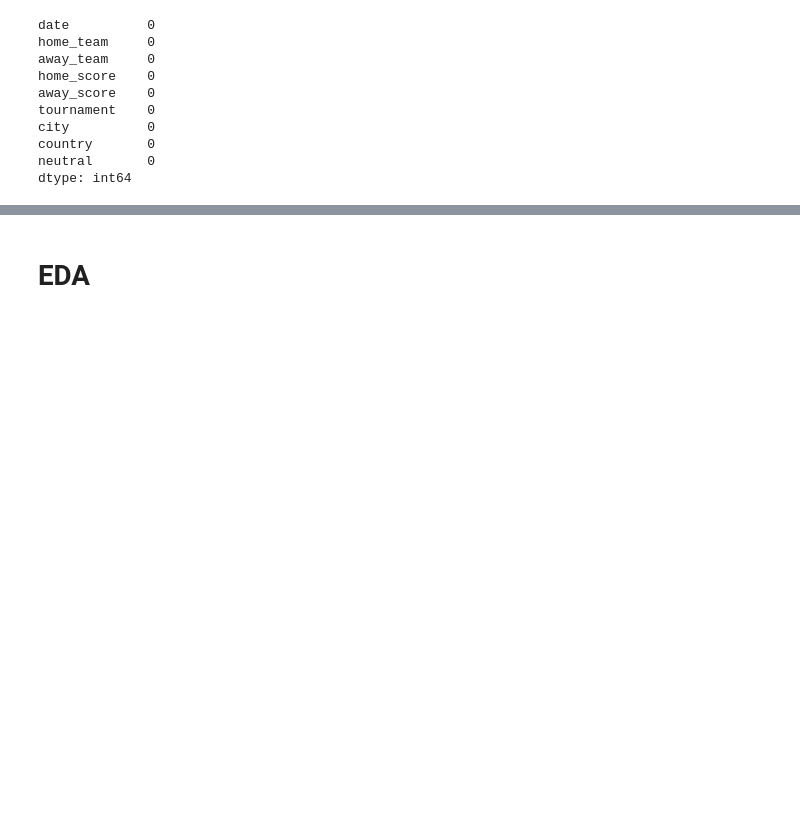
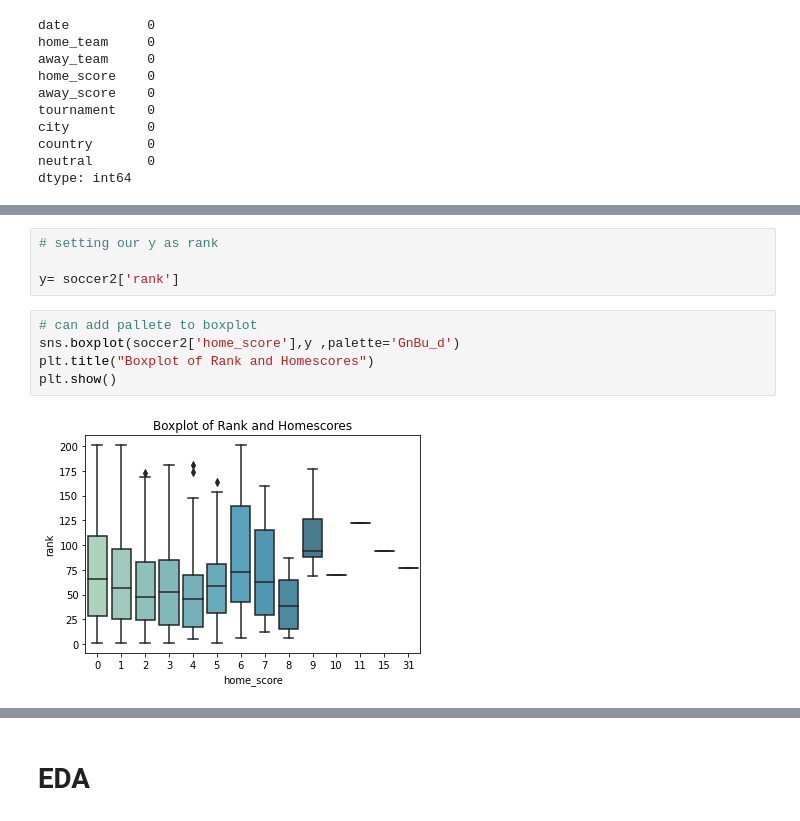
Before and after one commit to Mwadz/IP-week-6, a Jupyter notebook: Week_6_Machine_Learning_Regression_Cynthia_Mwadime_2022_IP.ipynb, the cells around one changed output, grey strips where cells are left out. Cells and saved outputs as stored; diff of their text form; blank space fills up the shorter version.

```diff
--- a/Week_6_Machine_Learning_Regression_Cynthia_Mwadime_2022_IP.ipynb
+++ b/Week_6_Machine_Learning_Regression_Cynthia_Mwadime_2022_IP.ipynb
@@ -175,0 +281,11 @@ dtype: int64
+# %%
+# setting our y as rank
+
+y= soccer2['rank']
+# %%
+# can add pallete to boxplot
+sns.boxplot(soccer2['home_score'],y ,palette='GnBu_d')
+plt.title("Boxplot of Rank and Homescores")
+plt.show()
+# %% [output]
+[figure, added]
```
Also changed, not shown: parts of 43 cells of this notebook.
